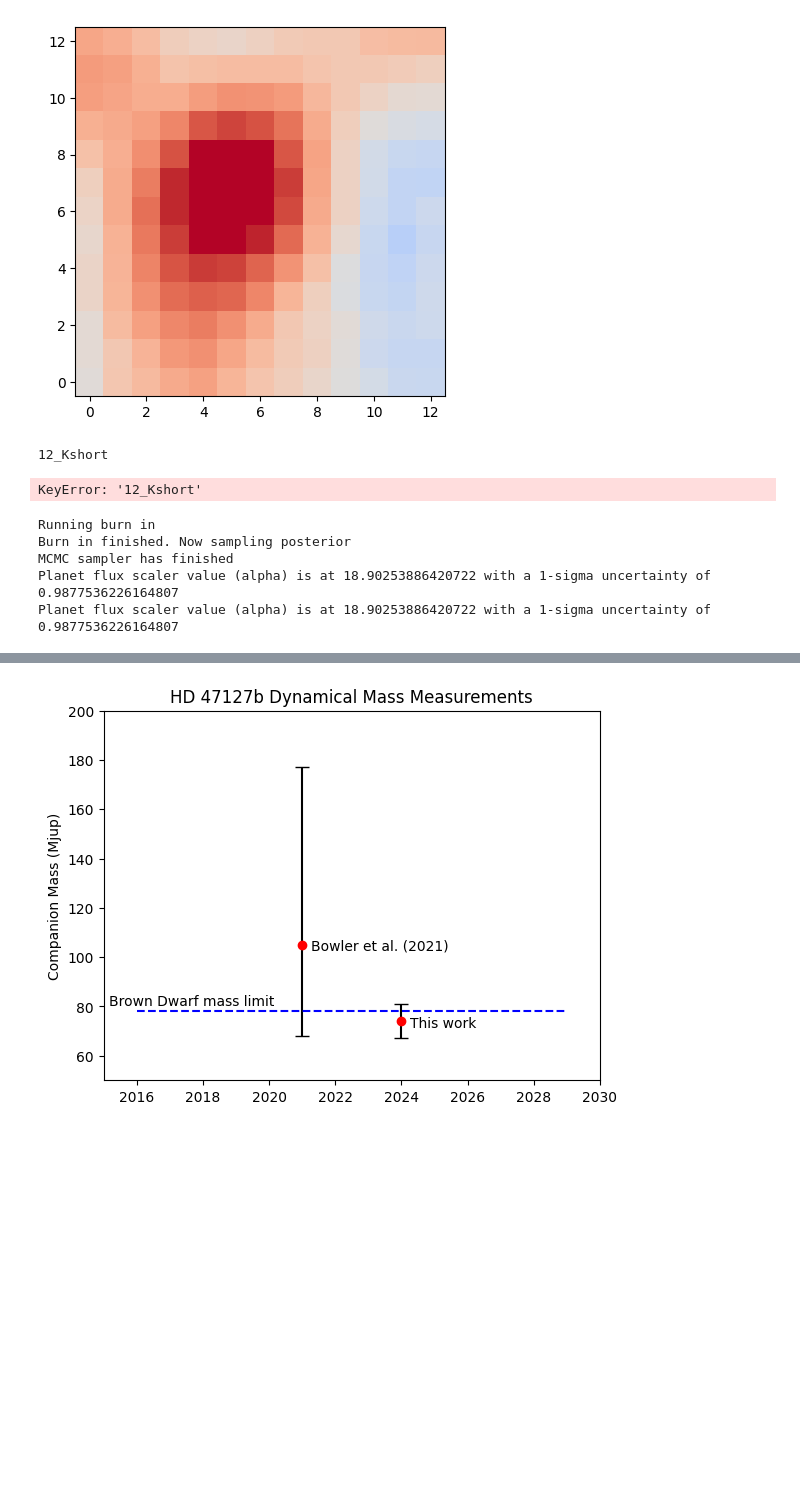
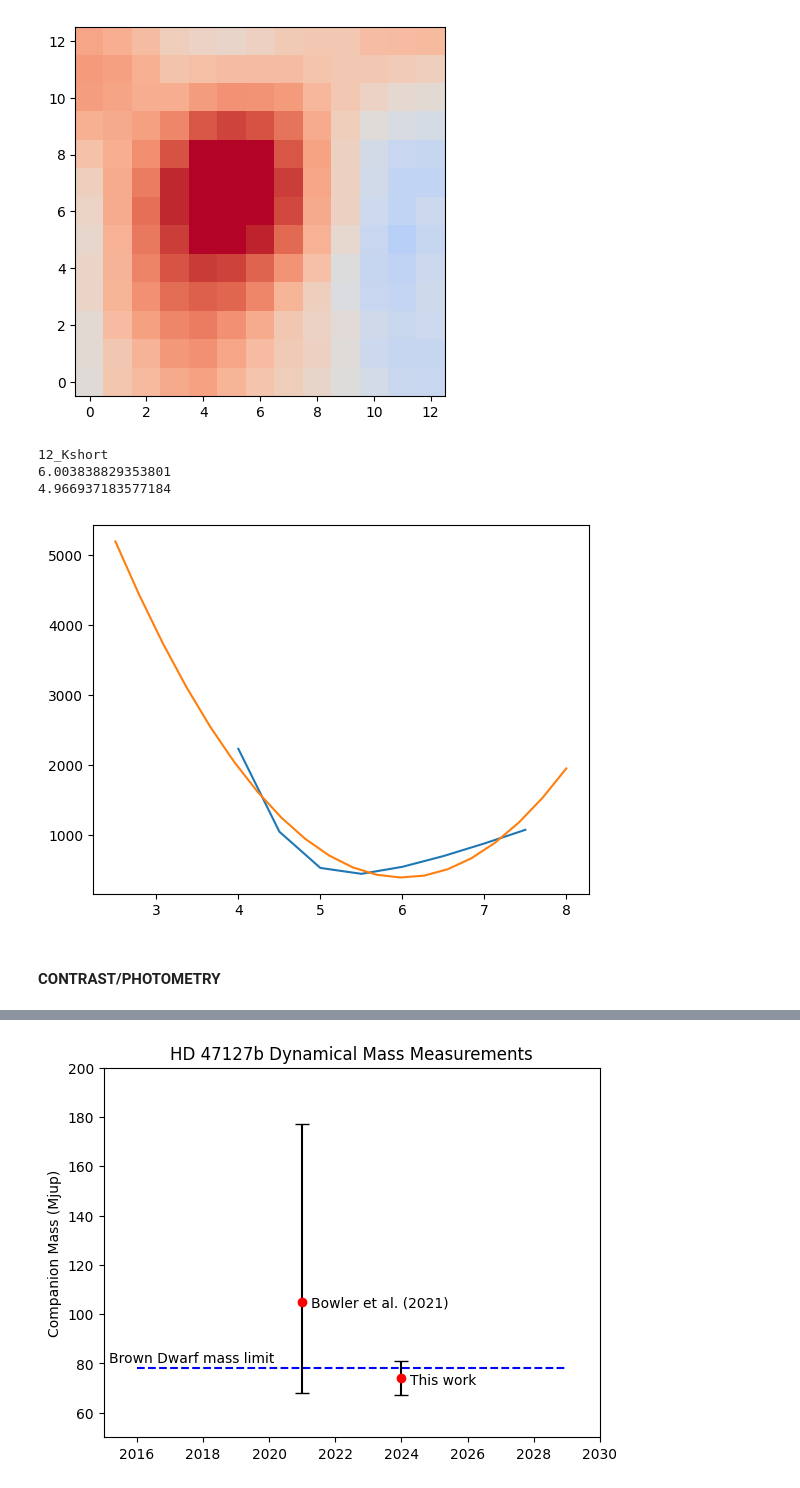
Before and after one commit to benlchang/HD47127-b-ADI, a Jupyter notebook: HD47127_ADI.ipynb, the cells around one changed output, grey strips where cells are left out. Cells and saved outputs as stored; diff of their text form; code cells hidden in the pictures; blank space fills up the shorter version.

```diff
--- a/HD47127_ADI.ipynb
+++ b/HD47127_ADI.ipynb
@@ -630,21 +576,0 @@ Planet flux scaler value (alpha) is at 0.8060901873864649 with a 1-sigma uncerta
-# %%
-alphas = [
-    1.1023807688874205,
-    1.1406475368304485,
-    1.1334195640750042,
-    1.098307217908554,
-    1.054063946796055,
-    0.804303936282128,
-    0.806405117041271,
-    0.7890396399952306
-]
-
-fluxes = []
-
-start=4.
-for i in range(len(alphas)):
-    gaussian = makeGaussian(size=15, amplitude=30, fwhm=start+i*.5)
-    gaussian_base_signal = np.matrix.sum(np.matrix(gaussian))
-    fluxes.append(gaussian_base_signal * alphas[i])
-
-plt.plot(np.arange(4., 8., .5), fluxes)
@@ -661,9 +629,9 @@ plt.imshow(data_imgs["12_Kshort"][6], origin='lower', cmap='coolwarm', vmin=-20,
 # %%
 cy, cx = 7, 6
 boxrad = 3
-skip = 2
+skip = 0
 
-fwhms = np.arange(2.5 + skip * 0.5, 8., 0.5)
+fwhms = np.arange(4. + skip * 0.5, 8., 0.5)
 residuals = []
 
 
@@ -694,7 +662,7 @@ for band in residual_imgs:
     residual_imgs[band] = conv_imgs
 print("done")
 # %%
-fwhms = np.arange(2.5, 8., 0.5)
+fwhms = np.arange(4., 8., 0.5)
 
 bands = [
     # "12_CH4short",
@@ -710,44 +678,39 @@ resid_ctrs = {
     "12_Kshort": [7, 5]
 }
 
 rg = {
     "12_CH4short": [0, len(fwhms) - 4, 2],
     "02_H": [2, len(fwhms)-2, 3],
     "12_J": [0, len(fwhms)-3, 2],
-    "12_Kshort": [1, len(fwhms), 3]
+    "12_Kshort": [0, len(fwhms), 3]
 }
 
 # boxrad=2
 
 for band in bands:
     print()
     print(band)
     cy, cx = resid_ctrs[band]
     skip, hold, boxrad = rg[band]
 
     parab = np.polyfit(fwhms[skip:hold], [np.matrix.sum(np.matrix(imgs[cy-boxrad:cy+boxrad+1,cx-boxrad:cx+boxrad+1])) for imgs in residual_imgs[band][skip:hold]], 2)
     best_fwhm = -parab[1] / (2 * parab[0])
     print(best_fwhm)
 
     p_fit = np.polyval(parab, np.linspace(2.5, 8.0, 20))
 
     plt.figure()
     plt.plot(fwhms[skip:], [np.matrix.sum(np.matrix(imgs[cy-boxrad:cy+boxrad+1,cx-boxrad:cx+boxrad+1])) for imgs in residual_imgs[band][skip:]])
     plt.plot(np.linspace(2.5, 8.0, 20), p_fit)
 
     print(univ_fwhms[band])
 # %% [output]
 12_Kshort
+6.003838829353801
+4.966937183577184
-KeyError: '12_Kshort'
+[figure, added]
-# %%
-fit = processFMObject(band, 4.4754, cleaned=False)
-print("Planet flux scaler value (alpha) is at {0} with a 1-sigma uncertainty of {1}".format(fit.fit_flux.bestfit, fit.fit_flux.error))
-# %% [output]
-Running burn in
-Burn in finished. Now sampling posterior
-MCMC sampler has finished
-Planet flux scaler value (alpha) is at 18.90253886420722 with a 1-sigma uncertainty of 0.9877536226164807
-Planet flux scaler value (alpha) is at 18.90253886420722 with a 1-sigma uncertainty of 0.9877536226164807
+# %% [markdown]
+#### CONTRAST/PHOTOMETRY
 # %%
 #calculate contrast
 
```
Also changed, not shown: parts of 21 cells of this notebook, 1 other file.
